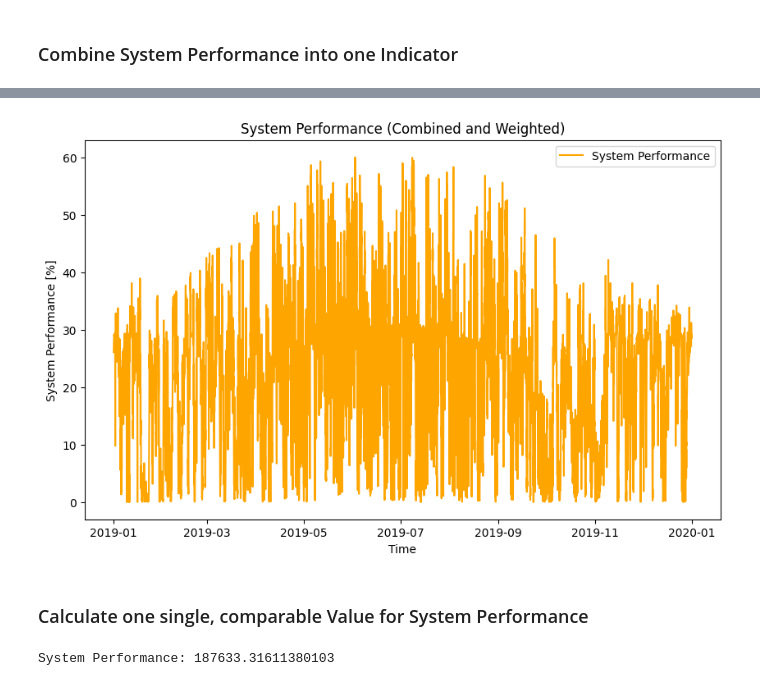
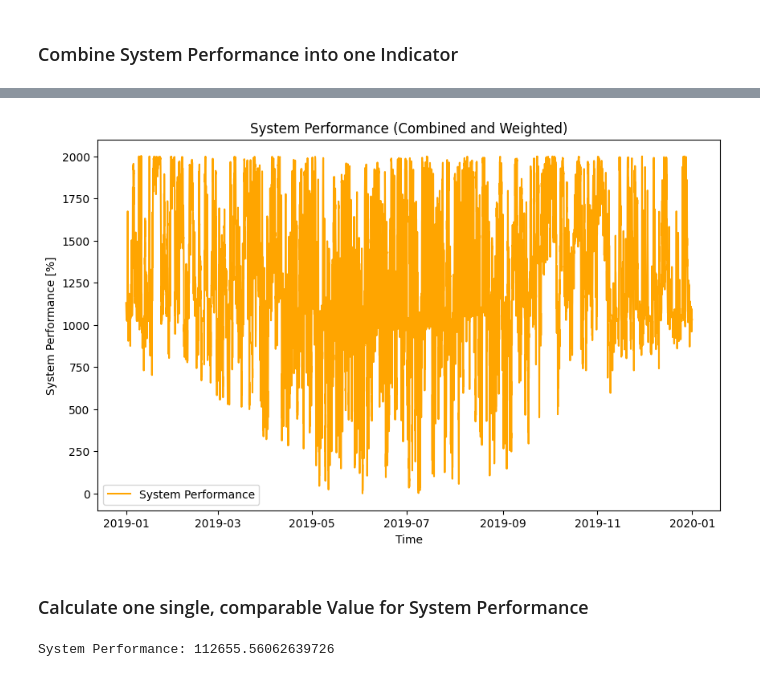
Before and after one commit to annisey/h2_hub_minimalschnitt, a Jupyter notebook: define_system_perfromance.ipynb, the cells around one changed output, grey strips where cells are left out. Saved outputs shown, nothing was run; the diff lists cells and outputs as text; code cells hidden in the pictures.

```diff
--- a/define_system_perfromance.ipynb
+++ b/define_system_perfromance.ipynb
@@ -3,11 +3,16 @@
 # %%
 import pandas as pd
 import oemof.solph as solph
+from co2_emissions import get_co2_emissions
+import yaml
+# load config
+with open('config.yaml', 'r') as file:
+    config = yaml.safe_load(file)
 
 
 #restore and load energy system
 energy_system = solph.EnergySystem()
-energy_system.restore('C:\\Users\\ann82611\\ownCloud\\U-Platte\\04_Code\\hydrogen_hub\\h2_hub_minimalschnitt\\h2_hub_dumps', 'h2_hub_dump.oemof')
+energy_system.restore('C:\\Users\\ann82611\\ownCloud\\U-Platte\\04_Code\\hydrogen_hub\\h2_hub_minimalschnitt\\h2_hub_dumps', 'h2_hub_dump_1.oemof')
 
 results_main = energy_system.results['main']
 results_meta = energy_system.results['meta'] #for costs
@@ -42,23 +47,24 @@ Please keep in mind that the definition of the system performance may vary over
 # get df flows
 flow_el_steel = results.loc[(energy_system.node['electricity'], energy_system.node['steel_mill'])]['sequences']
 flow_h2_steel = results.loc[(energy_system.node['h2_bus'],  energy_system.node['steel_mill'])]['sequences']
-flow_co2 = results.loc[(energy_system.node['co2_emissions_bus'],  energy_system.node['co2_emissions'])]['sequences']
+flow_co2 = get_co2_emissions(energy_system, config)
 steel_produced = results.loc[(energy_system.node['steel_mill'],  energy_system.node['steel'])]['sequences']
 operating_costs = results_meta_pd['objective']
-print(operating_costs)
+print(f"Operating Costs: {operating_costs}")
 
 #extract values from df flows
 flow_el_steel_values = flow_el_steel['flow']
 flow_h2_steel_values = flow_h2_steel['flow']
 flow_co2_values = flow_co2['flow']
 steel_produced_values = steel_produced['flow']
-operating_costs_values = [operating_costs] * (len(flow_co2_values))
-# Füge die Betriebskosten hinzu, falls sie ein skalarer Wert sind
-# system_performance['operating_costs'] = [operating_costs] * len(system_performance)
+operating_costs_values = [operating_costs] * (len(flow_el_steel_values))
 
 # Turn into combined DataFrame
 system_performance = pd.DataFrame({'flow_co2': flow_co2_values, 'flow_el_steel': flow_el_steel_values, 'flow_h2_steel': flow_h2_steel_values, 'steel_produced': steel_produced_values, 'operating_costs': operating_costs_values})
-# print(system_performance.info())
+system_performance['operating_costs'] = system_performance['operating_costs'].abs() *10e-4 # 10e-4 € für Tabellen lesbarkeit absolute value for a positive value of operating costs (negative costs implemented meaning revenue)
+
+# print(f"Operating costs: {system_performance['operating_costs'].head()}")
+# print(f"Produced steel Sum: {system_performance['steel_produced'].sum}")
 print(system_performance.describe())
 print(system_performance.head())
 # %% [output]
@@ -176,16 +186,17 @@ weights = {'flow_co2': weight_flow_co2, 'flow_el_steel': weight_flow_el_steel, '
 
 # add weighted system performance to system performance df
 system_performance_normed['weighted_sytem_performance_combined'] = (
-    system_performance_normed['flow_co2'] * weights['flow_co2'] +
-    system_performance_normed['flow_el_steel'] * weights['flow_el_steel'] +
-    system_performance_normed['flow_h2_steel'] * weights['flow_h2_steel'] +
-    system_performance_normed['steel_produced'] * weights['steel_produced'] +
-    system_performance_normed['operating_costs'] * weights['operating_costs']
+    system_performance_normed['flow_co2'] * weight_flow_co2 +
+    system_performance_normed['flow_el_steel'] * weight_flow_el_steel +
+    system_performance_normed['flow_h2_steel'] * weight_flow_h2_steel +
+    system_performance_normed['steel_produced'] * weight_steel_produced +
+    system_performance_normed['operating_costs'] * weight_operating_costs
 )
 system_performance_normed = system_performance_normed * 100 #to display in percent
-
+system_performance_normed_100_dp = system_performance_normed.head(100)
+print(system_performance_normed_100_dp)
 # print(system_performance['weighted_combined'].head())
-print(system_performance_normed.head())
+# print(system_performance_normed.head(100))
 
 plt.figure(figsize=(10, 6))
 plt.plot(system_performance_normed.index, system_performance_normed['weighted_sytem_performance_combined'], label='System Performance', color='orange', linestyle='-')
@@ -216,4 +230,4 @@ Sum weights: 5
-[figure, old version]
+[figure, new version]
 # %% [markdown]
 ### Calculate one single, comparable Value for System Performance
 # %%
@@ -221,4 +235,4 @@ total_weighted_combined = system_performance_normed['weighted_sytem_performance_
 
 print(f"System Performance: {total_weighted_combined}")
 # %% [output]
-System Performance: 187633.31611380103
+System Performance: 112655.56062639726
```
Also changed, not shown: parts of 4 cells of this notebook.
